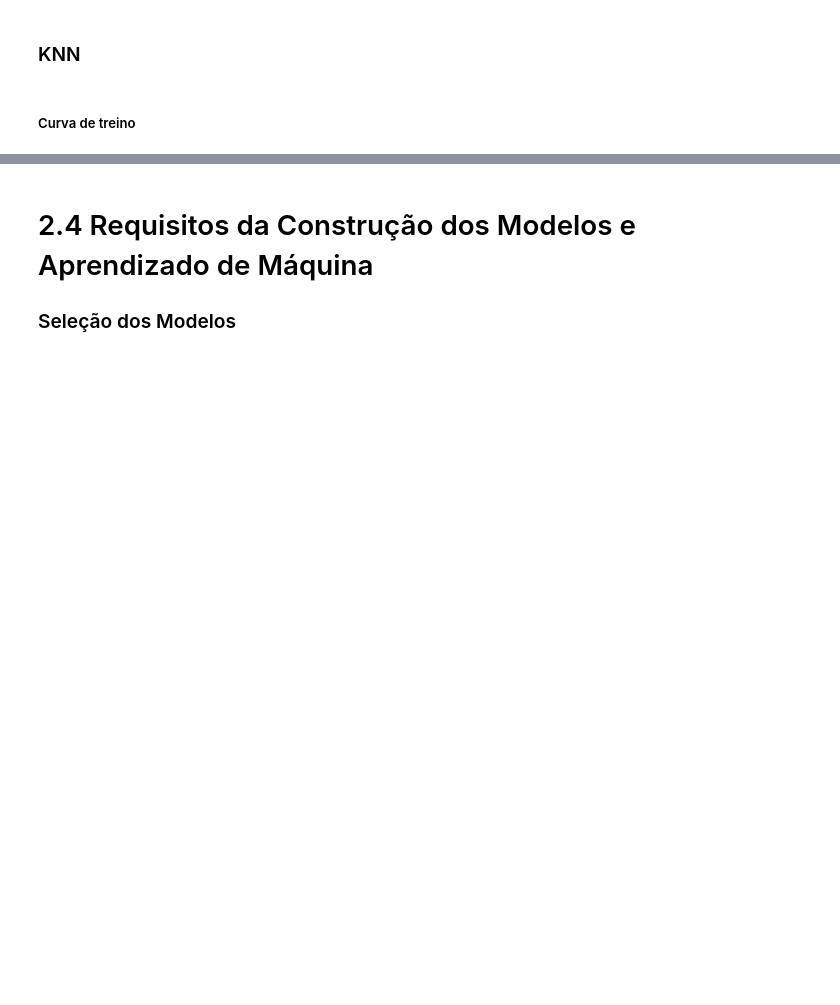
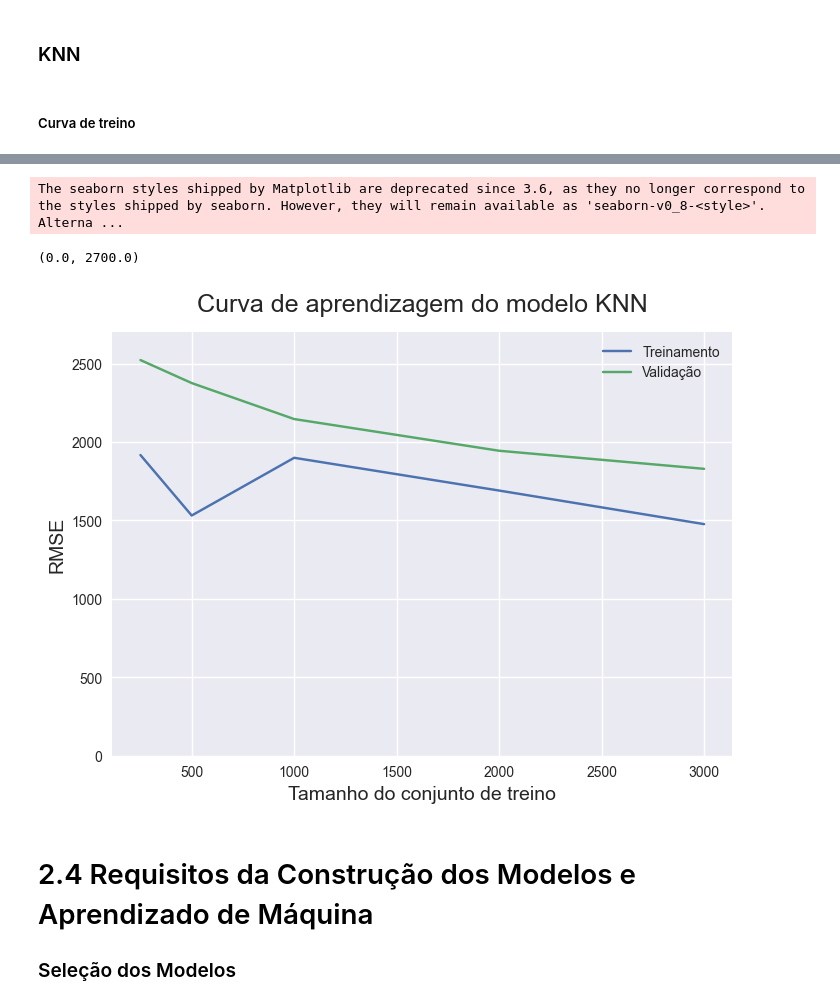
Before and after one commit to Felipanjos/a3_ia_2022.2, a Jupyter notebook: Projeto_IA.ipynb, the cells around one changed output, grey strips where cells are left out. Drawn from its saved outputs; the diff is of its cells as text; code cells hidden in the pictures; blank space fills up the shorter version.

```diff
--- a/Projeto_IA.ipynb
+++ b/Projeto_IA.ipynb
@@ -563,0 +567,8 @@ pd.DataFrame(rmse_val).plot()
+# %%
+features = ['Process Size (nm)', 'TDP (W)', 'Die Size (mm^2)', 'Freq (MHz)']
+target = 'Transistors (million)'
+train_sizes, train_scores, validation_scores = learning_curve(
+    estimator = KNeighborsRegressor(),
+    X = train[features],
+    y = train[target],
+    train_sizes = [1, 250, 500, 1000, 2000, 3000], cv = 5, scoring = 'neg_root_mean_squared_error')
@@ -564,3 +593,19 @@ pd.DataFrame(rmse_val).plot()
+# %%
+train_scores_mean = -train_scores.mean(axis = 1)
+validation_scores_mean = -validation_scores.mean(axis = 1)
+# %%
+plt.style.use('seaborn')
+plt.plot(train_sizes, train_scores_mean, label = 'Treinamento')
+plt.plot(train_sizes, validation_scores_mean, label = 'Validação')
+plt.ylabel('RMSE', fontsize = 14)
+plt.xlabel('Tamanho do conjunto de treino', fontsize = 14)
+plt.title('Curva de aprendizagem do modelo KNN', fontsize = 18, y = 1.03)
+plt.legend()
+plt.ylim(0, 2700)
+# %% [output]
+The seaborn styles shipped by Matplotlib are deprecated since 3.6, as they no longer correspond to the styles shipped by seaborn. However, they will remain available as 'seaborn-v0_8-<style>'. Alterna ...
+(0.0, 2700.0)
+[figure, added]
 # %% [markdown]
 # 2.4 Requisitos da Construção dos Modelos e Aprendizado de Máquina
 
```
Also changed, not shown: parts of 14 cells of this notebook.
